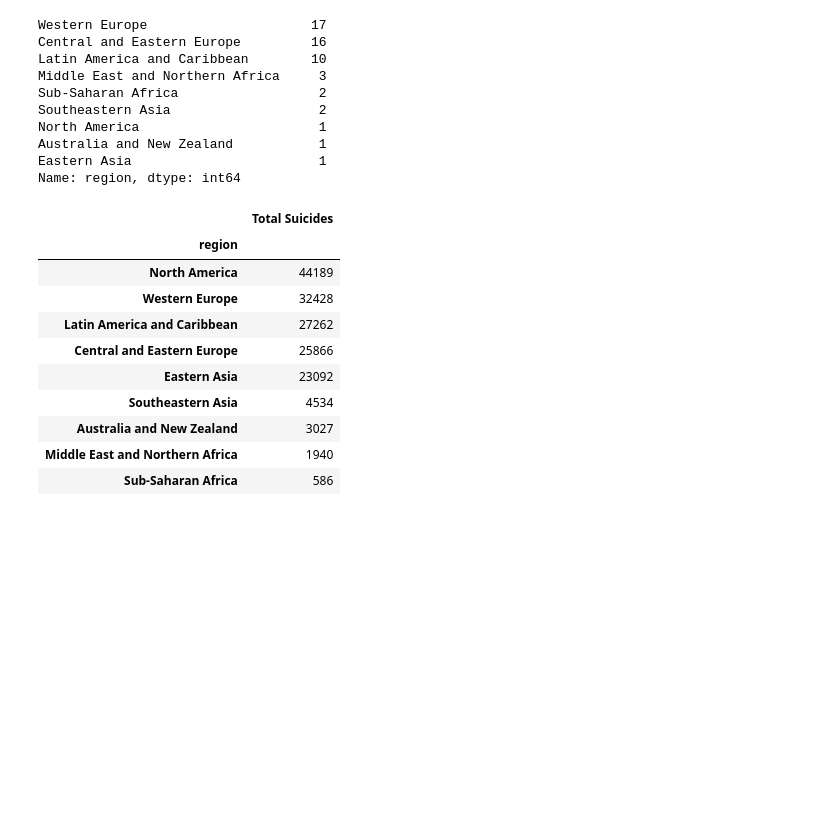
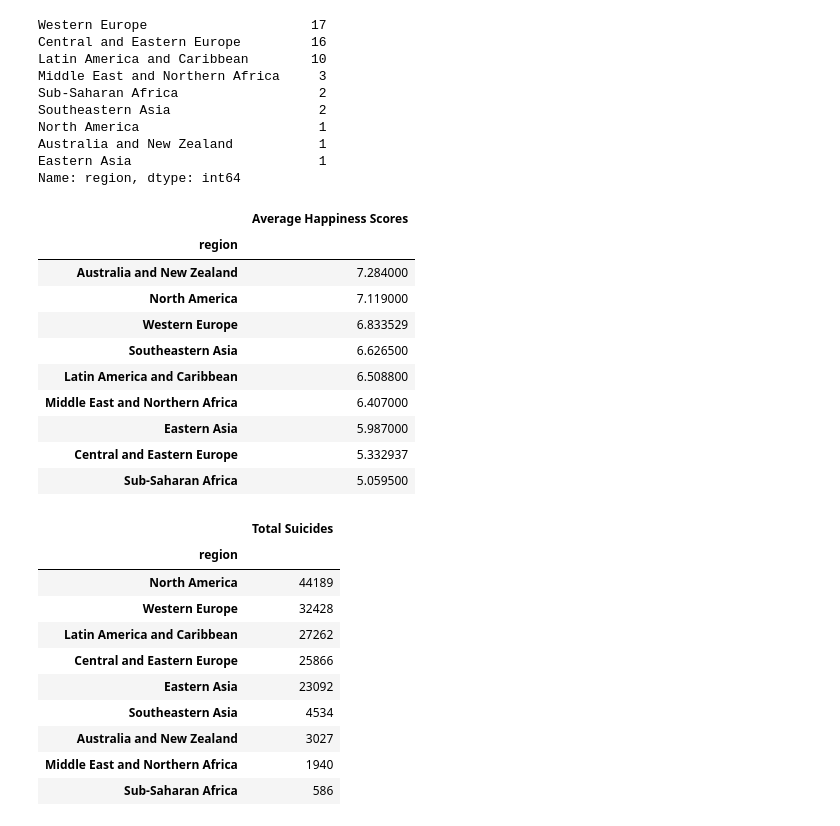
Before and after one commit to jsabastian/group-project_1, a Jupyter notebook: Individual_Code/Christina/00_Base_Code-CLee.ipynb, the cells around one changed output. Drawn from its saved outputs; the diff is of its cells as text; code cells hidden in the pictures; blank space fills up the shorter version.

```diff
--- a/Individual_Code/Christina/00_Base_Code-CLee.ipynb
+++ b/Individual_Code/Christina/00_Base_Code-CLee.ipynb
@@ -44,6 +41,24 @@ North America                       1
 Australia and New Zealand           1
 Eastern Asia                        1
 Name: region, dtype: int64
+# %%
+#happiest regions
+suicide_per_region = df3.groupby(['region'])['happiness score'].agg(['mean'])
+suicide_per_region.columns = ['Average Happiness Scores']
+
+suicide_per_region.sort_values('Average Happiness Scores', ascending = False)
+# %% [output]
+|  | Average Happiness Scores |
+| region |  |
+| Australia and New Zealand | 7.284000 |
+| North America | 7.119000 |
+| Western Europe | 6.833529 |
+| Southeastern Asia | 6.626500 |
+| Latin America and Caribbean | 6.508800 |
+| Middle East and Northern Africa | 6.407000 |
+| Eastern Asia | 5.987000 |
+| Central and Eastern Europe | 5.332937 |
+| Sub-Saharan Africa | 5.059500 |
 # %%
 suicide_per_region = df3.groupby(['region'])['Total Number of Suicides'].agg(['sum'])
 suicide_per_region.columns = ['Total Suicides']
```
Also changed, not shown: parts of 1 cell of this notebook, 2 other files.
